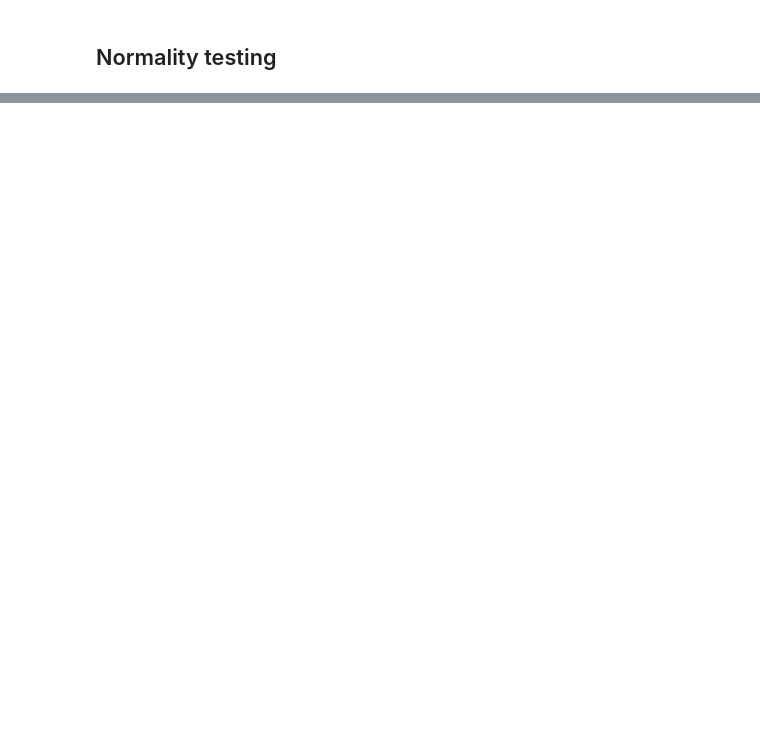
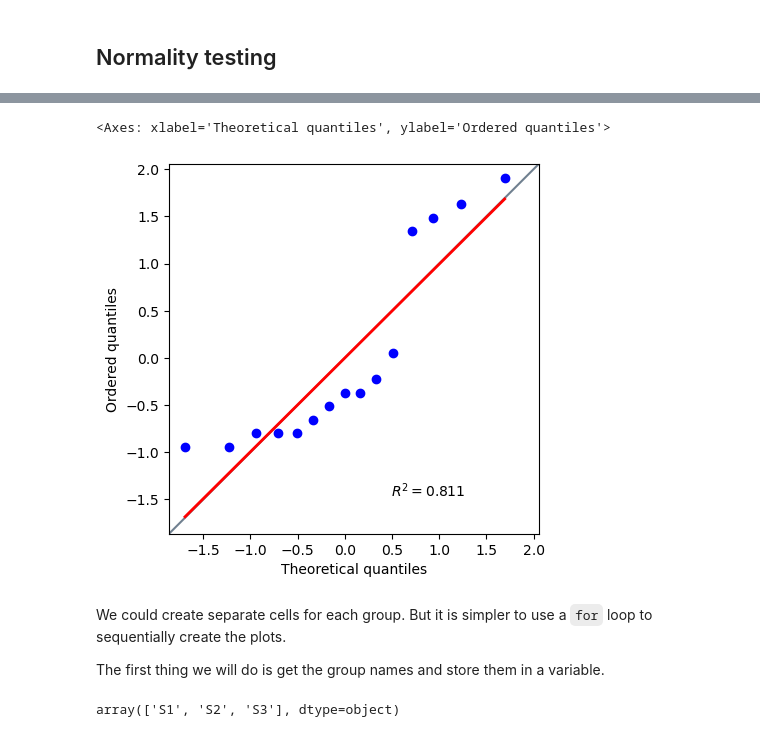
Before and after one commit to UBC-PATH/PATH548L-2025, a Jupyter notebook: worksheets/python/worksheet_2_descriptive_statistics.ipynb, the cells around one changed output, grey strips where cells are left out. Saved outputs shown, nothing was run; the diff lists cells and outputs as text; code cells hidden in the pictures; blank space fills up the shorter version.

```diff
--- a/worksheets/python/worksheet_2_descriptive_statistics.ipynb
+++ b/worksheets/python/worksheet_2_descriptive_statistics.ipynb
@@ -170,2 +320,15 @@ We will add the one fit to the quantiles.
 # %%
-sm.qqplot(df.loc[df["group"] == "S2", "value"], line="q");
+pg.qqplot(df.loc[df["group"] == "S2", "value"], confidence=False)
+# %% [output]
+<Axes: xlabel='Theoretical quantiles', ylabel='Ordered quantiles'>
+[figure, added]
+# %% [markdown]
+We could create separate cells for each group.
+But it is simpler to use a `for` loop to sequentially create the plots.
+
+The first thing we will do is get the group names and store them in a variable.
+# %%
+groups = df["group"].unique()
+groups
+# %% [output]
+array(['S1', 'S2', 'S3'], dtype=object)
```
Also changed, not shown: parts of 40 cells of this notebook, 1 other file.
